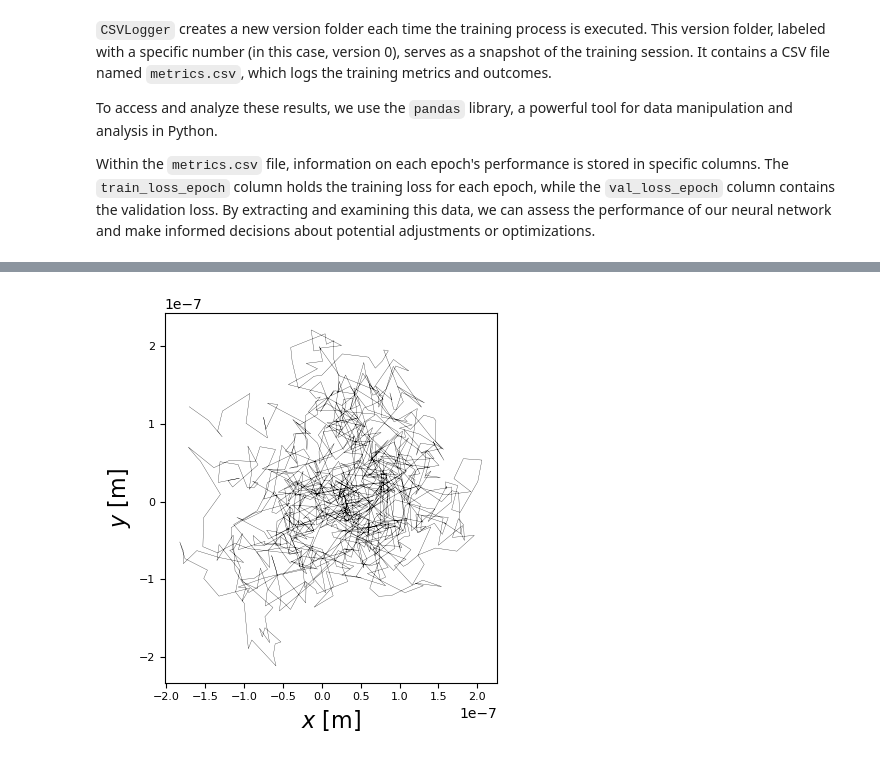
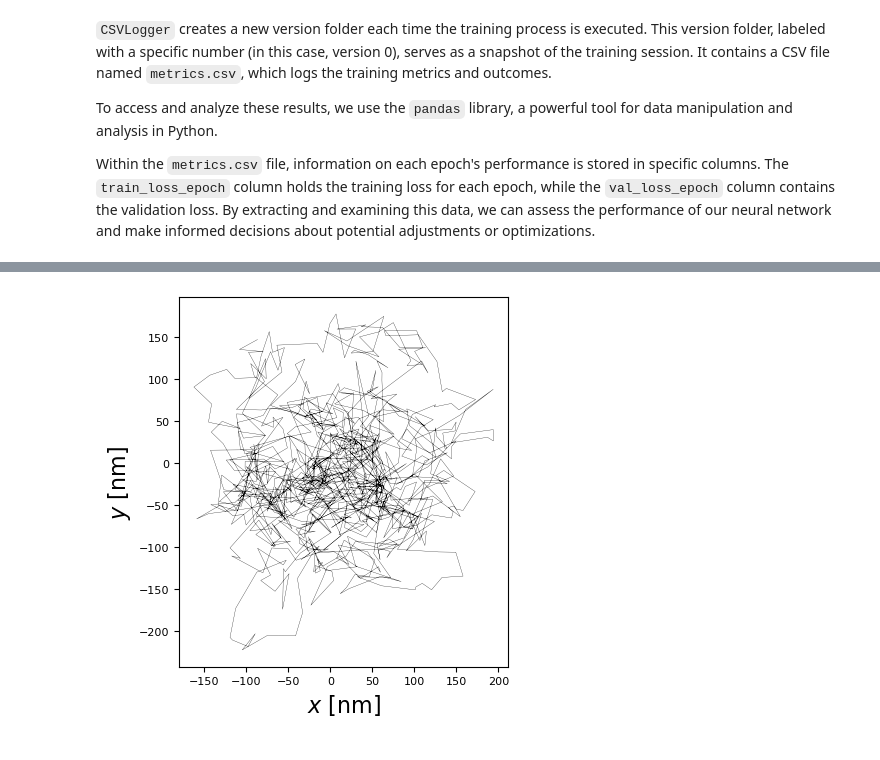
Before and after one commit to DeepTrackAI/DeepLearningCrashCourse, a Jupyter notebook: Ch02_DNN_regression/Ex02F/optical_forces.ipynb, the cells around one changed output, grey strips where cells are left out. Cells and saved outputs as stored; diff of their text form; code cells hidden in the pictures.

```diff
--- a/Ch02_DNN_regression/Ex02F/optical_forces.ipynb
+++ b/Ch02_DNN_regression/Ex02F/optical_forces.ipynb
@@ -242,10 +242,12 @@ In this setup, the `CSVLogger` acts as a recorder. It is passed as input to the
 # %%
 from lightning.pytorch.loggers import CSVLogger
 
-Logger = CSVLogger("logs", name="regressor")
 trainer = dl.Trainer(
-    max_epochs=10, accelerator="auto", logger=Logger, log_every_n_steps=20
-)
+    max_epochs=100,
+    accelerator="auto",
+    logger=CSVLogger("logs", name="regressor"),
+    log_every_n_steps=20
+    )
 
 trainer.fit(regressor, train_dataloader, val_dataloader)
 # %% [output]
@@ -334,52 +376,39 @@ for the code below is incorrect. It should be \code{(1, 3)}. It first reduced di
 # %%
-import math
-import tqdm
+from numpy import pi, sqrt
+from tqdm import tqdm
 
 # Parameters
 kB = 1.3806e-23 # Boltzman constant [(kg m^2)/(K s^2)]
 
 laser_power = 1e-3 # laser power [W]
 T = 293 # absolute temperature [K]
 R = 1.0e-6 # radius [m]
 eta = 1e-3 # viscosity [Pa s]
 
-gamma = 6 * math.pi * eta * R # friction coefficient
+gamma = 6 * pi * eta * R # friction coefficient
 D = kB * T / gamma # diffusion coefficient
 
 N = 1_000 # number of simulation steps
-delta_t = 0.001 # simulation time step [s]
+delta_t = .001 # simulation time step [s]
 
 # Simulation
-positions = np.zeros((N, 3))
+pos = np.zeros((N, 3))
+for t in tqdm(range(N - 1)):
+    pos_t = pos[t:t+1]
 
-for t in tqdm.tqdm(range(N - 1)):
+    pos_t_torch = torch.from_numpy(pos_t).float().to(regressor.device) * 1e6
+    force = regressor(pos_t_torch).cpu().detach().numpy() * 1e-15
 
-
-    position_t_current = positions[t:t+1] # ¡\circled{2}\circlednote{2}{uses \code{np.newaxis()} to increase the dimension of the numpy array to \code{(1, 1, 3)}.}¡
-
-    # as torch tensor
-    position_t_current_nn = torch.from_numpy(position_t_current).float().to(regressor.device) * 1e6
-    forces = regressor(position_t_current_nn).cpu().detach().numpy() * 1e-15 #¡\circled{3}\circlednote{3}{predicts the forces acting on the sphere at position \code{position\_t\_minus\_1}. It also rescales the position from microns to meters and, then, the resulting force from femtonewtons to Newtons.}¡
-
-    new_position_delta = (
-		  # COMMENT: precompute the constant factors?
-      laser_power / 0.005 / gamma * delta_t * forces +
-      np.sqrt(2 * D * delta_t) * np.random.normal(0, 1, size=(1, 3))
-    )
-
-    new_position = position_t_current + new_position_delta[0]
-
-    positions[t + 1] = new_position
-
+    pos[t + 1] = (pos_t
+                  + (laser_power / .005) * force / gamma * delta_t
+                  + sqrt(2 * D * delta_t) * np.random.normal(0, 1, size=(1, 3)))
 
 # Plot
-plt.plot(positions[:, 0], positions[:, 1], "k", linewidth=0.2)
-# plt.xlim([-.3e-6, .3e-6])
-# plt.ylim([-.3e-6, .3e-6])
-
-plt.xlabel("$x$ [m]", fontsize=16)
-plt.ylabel("$y$ [m]", fontsize=16)
+plt.plot(pos[:, 0] * 1e+9, pos[:, 1] * 1e+9, "k", linewidth=0.2)
+plt.xlabel("$x$ [nm]", fontsize=16)
+plt.ylabel("$y$ [nm]", fontsize=16)
 plt.tick_params(axis="both", which="major", labelsize=8)
 plt.gca().set_aspect("equal", "box")
+plt.show()
 # %% [output]
-[figure, old version]
+[figure, new version]
```
Also changed, not shown: parts of 16 cells of this notebook.
